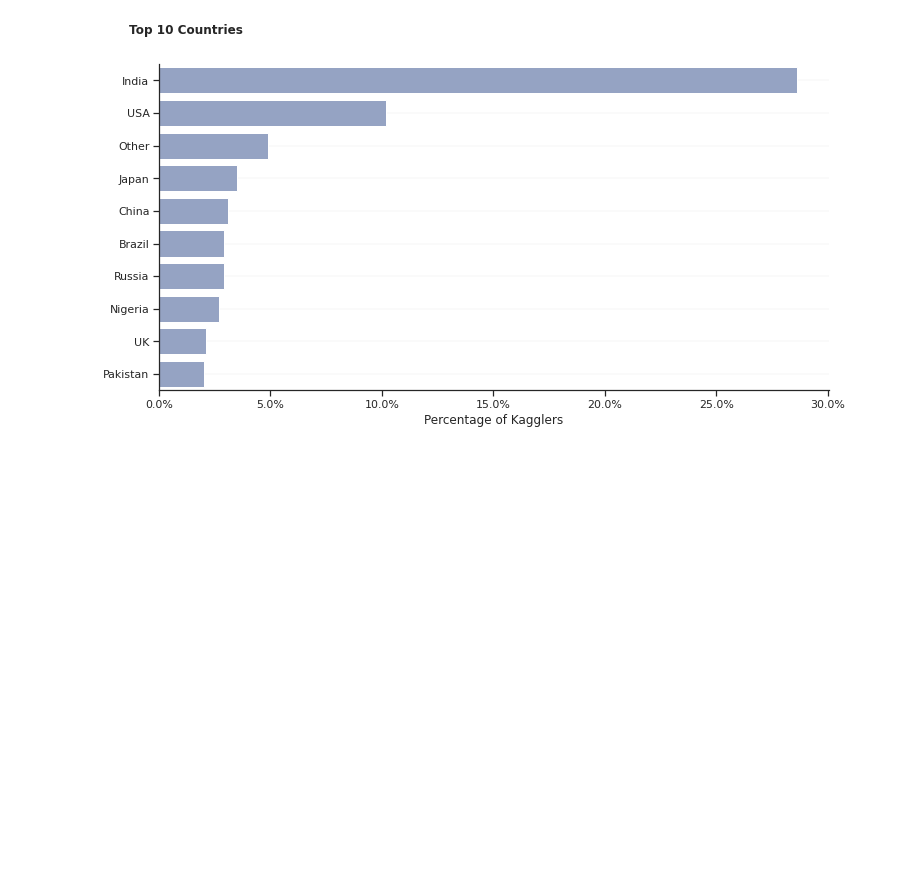
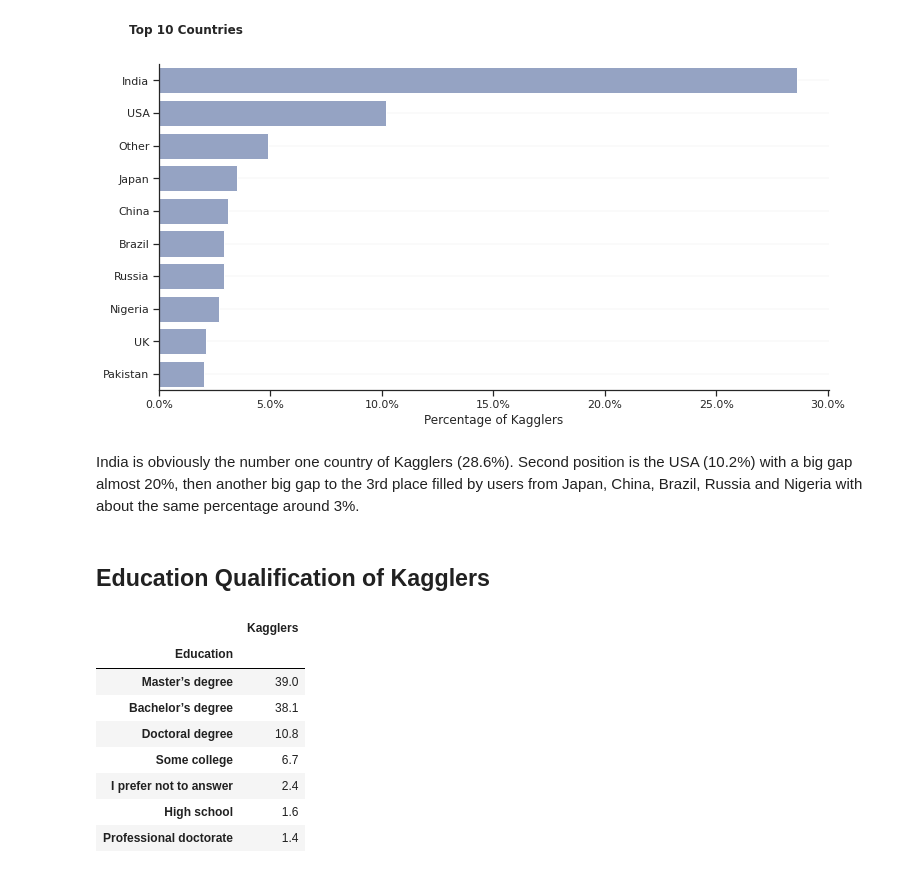
Before and after one commit to StephRoos/Data-Science, a Jupyter notebook: Kaggle_Survey/2021_Kaggle_Survey_Analysis.ipynb, the cells around one changed output. Saved outputs shown, nothing was run; the diff lists cells and outputs as text; code cells hidden in the pictures; blank space fills up the shorter version.

```diff
--- a/Kaggle_Survey/2021_Kaggle_Survey_Analysis.ipynb
+++ b/Kaggle_Survey/2021_Kaggle_Survey_Analysis.ipynb
@@ -131,3 +132,27 @@ fig.text(0.09, 0.95, 'Top 10 Countries', fontsize=12, fontweight='bold')
 plt.show()
 # %% [output]
 [figure]
+# %% [markdown]
+India is obviously the number one country of Kagglers (28.6%). Second position is the USA (10.2%) with a big gap almost 20%, then another big gap to the 3rd place filled by users from Japan, China, Brazil, Russia and Nigeria with about the same percentage around 3%.
+# %% [markdown]
+## Education Qualification of Kagglers
+# %%
+# Create a table with number of Kagglers by country
+
+df_education = pd.DataFrame(df_a.groupby('Q4', dropna = False).size())
+df_education.index.name = 'Education'
+df_education.columns = ['Kagglers']
+df_education.sort_values(by='Kagglers', ascending=False, inplace=True)
+df_education = np.round(df_education/ df_education.sum() *100, 1)
+df_education.rename(index={'Some college/university study without earning a bachelor’s degree': 'Some college', 'No formal education past high school':'High school'}, inplace=True)
+df_education
+# %% [output]
+|  | Kagglers |
+| Education |  |
+| Master’s degree | 39.0 |
+| Bachelor’s degree | 38.1 |
+| Doctoral degree | 10.8 |
+| Some college | 6.7 |
+| I prefer not to answer | 2.4 |
+| High school | 1.6 |
+| Professional doctorate | 1.4 |
```
Also changed, not shown: parts of 5 cells of this notebook.
